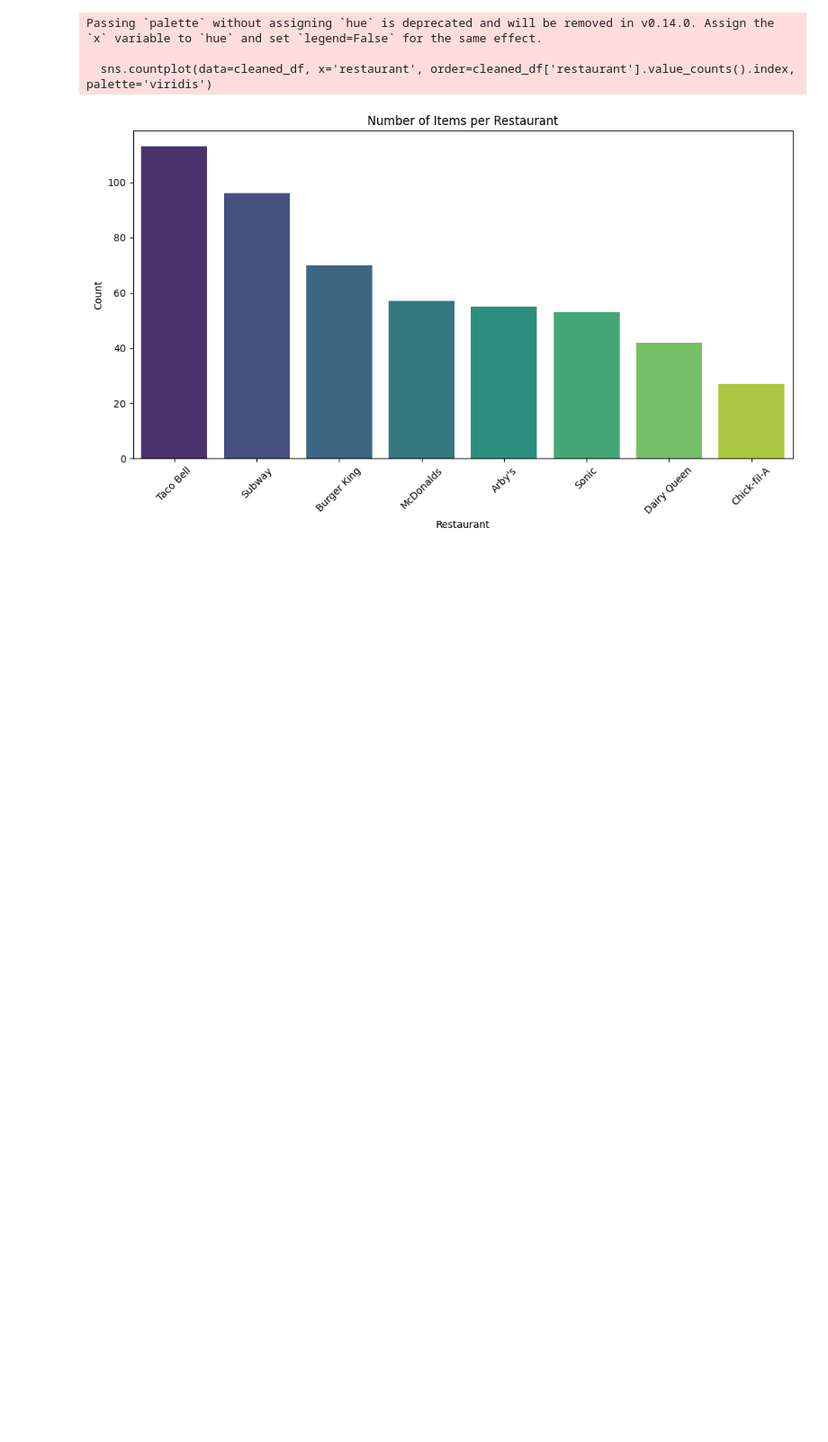
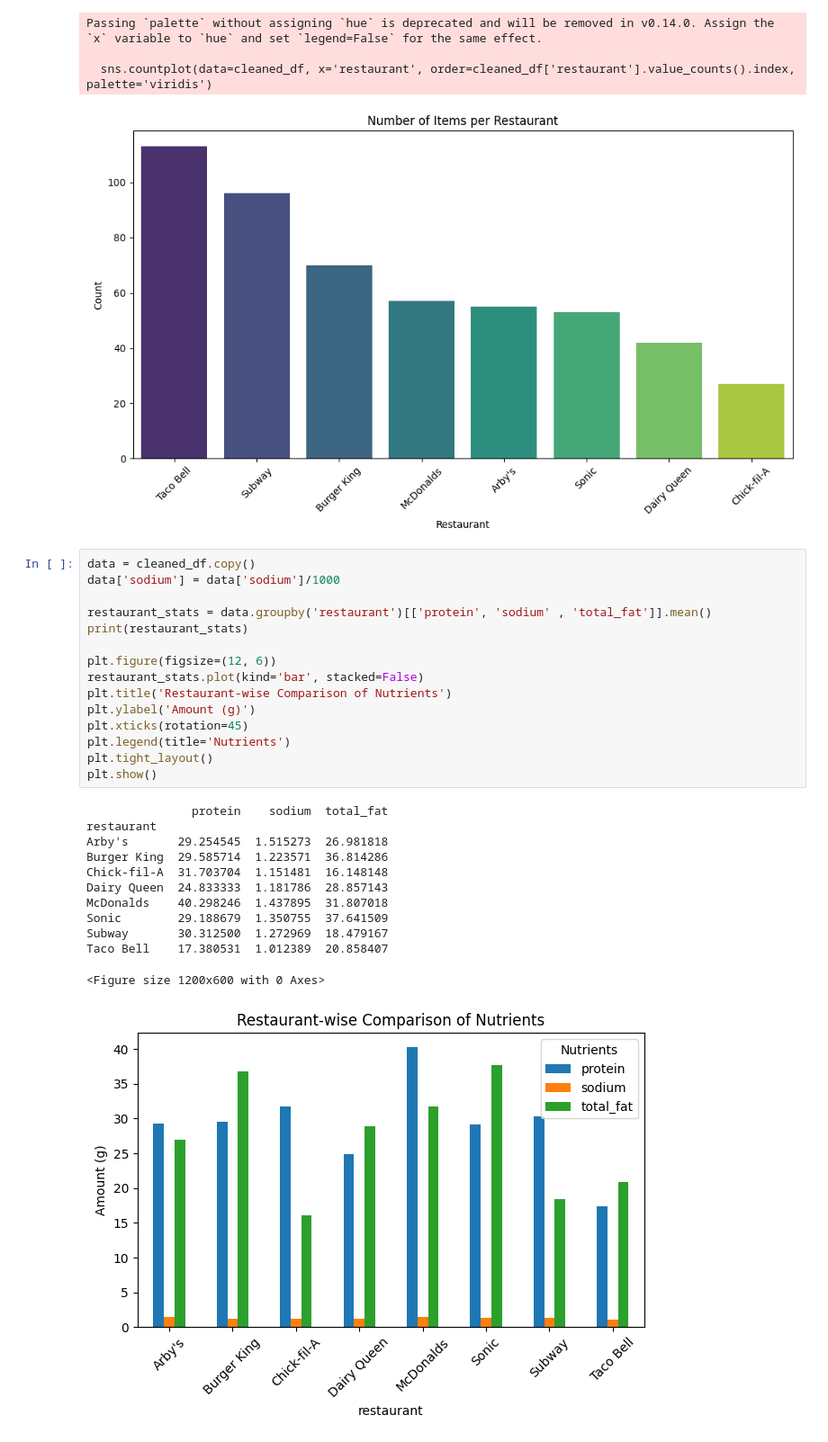
Before and after one commit to ishara1009/Fast-food-calorie-prediction, a Jupyter notebook: fastfood_calories.ipynb, the cells around one changed output. Shown at 90% size. Saved outputs shown, nothing was run; the diff lists cells and outputs as text; blank space fills up the shorter version.

```diff
--- a/fastfood_calories.ipynb
+++ b/fastfood_calories.ipynb
@@ -288,3 +288,31 @@ Passing `palette` without assigning `hue` is deprecated and will be removed in v
 
   sns.countplot(data=cleaned_df, x='restaurant', order=cleaned_df['restaurant'].value_counts().index, palette='viridis')
 [figure]
+# %%
+data = cleaned_df.copy()
+data['sodium'] = data['sodium']/1000
+
+restaurant_stats = data.groupby('restaurant')[['protein', 'sodium' , 'total_fat']].mean()
+print(restaurant_stats)
+
+plt.figure(figsize=(12, 6))
+restaurant_stats.plot(kind='bar', stacked=False)
+plt.title('Restaurant-wise Comparison of Nutrients')
+plt.ylabel('Amount (g)')
+plt.xticks(rotation=45)
+plt.legend(title='Nutrients')
+plt.tight_layout()
+plt.show()
+# %% [output]
+               protein    sodium  total_fat
+restaurant
+Arby's       29.254545  1.515273  26.981818
+Burger King  29.585714  1.223571  36.814286
+Chick-fil-A  31.703704  1.151481  16.148148
+Dairy Queen  24.833333  1.181786  28.857143
+McDonalds    40.298246  1.437895  31.807018
+Sonic        29.188679  1.350755  37.641509
+Subway       30.312500  1.272969  18.479167
+Taco Bell    17.380531  1.012389  20.858407
+<Figure size 1200x600 with 0 Axes>
+[figure, added]
```
